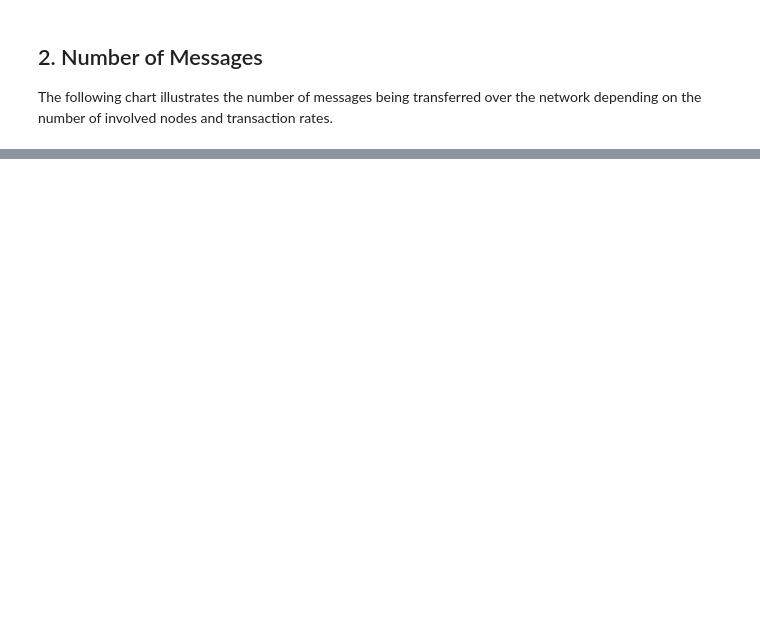
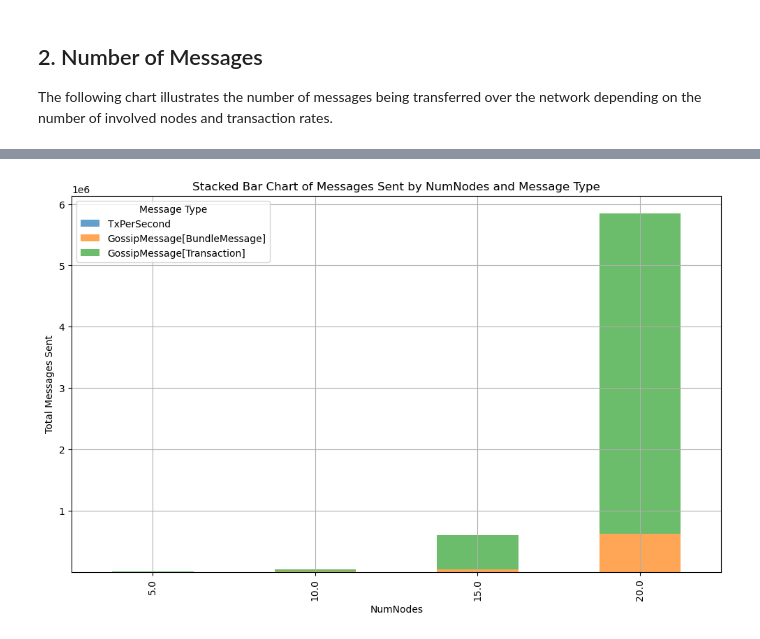
Before and after one commit to 0xsoniclabs/daphne, a Jupyter notebook: analysis/parameter_study.ipynb, the cells around one changed output, grey strips where cells are left out. Saved outputs shown, nothing was run; the diff lists cells and outputs as text; code cells hidden in the pictures; blank space fills up the shorter version.

```diff
--- a/analysis/parameter_study.ipynb
+++ b/analysis/parameter_study.ipynb
@@ -39,0 +93,25 @@ plt.show()
+# %%
+msgsent = data[data['mark'] == 'MsgSent']
+grouped = msgsent.groupby(['sid', 'type']).size().reset_index(name='Count')
+
+scenarios = data[data['mark'] == 'StudyStarted'][['sid', 'NumNodes', 'TxPerSecond']]
+grouped = pd.merge(grouped, scenarios, on='sid')
+grouped = grouped[grouped['TxPerSecond'] == 20]
+
+pivoted = grouped.pivot_table(index=['NumNodes', 'TxPerSecond'], columns='type', values='Count', fill_value=0)
+pivoted = pivoted.reset_index()
+
+# Plot stacked bars for each TxPerSecond value
+plt.figure(figsize=(12, 7))
+for tx_rate in sorted(pivoted['TxPerSecond'].unique()):
+    subset = pivoted[pivoted['TxPerSecond'] == tx_rate]
+    subset.set_index('NumNodes').plot(kind='bar', stacked=True, ax=plt.gca(), legend=True, alpha=0.7)
+
+plt.title('Stacked Bar Chart of Messages Sent by NumNodes and Message Type')
+plt.xlabel('NumNodes')
+plt.ylabel('Total Messages Sent')
+plt.legend(title='Message Type')
+plt.grid(True)
+plt.show()
+# %% [output]
+[figure, added]
```
Also changed, not shown: parts of 8 cells of this notebook, 8 other files.
